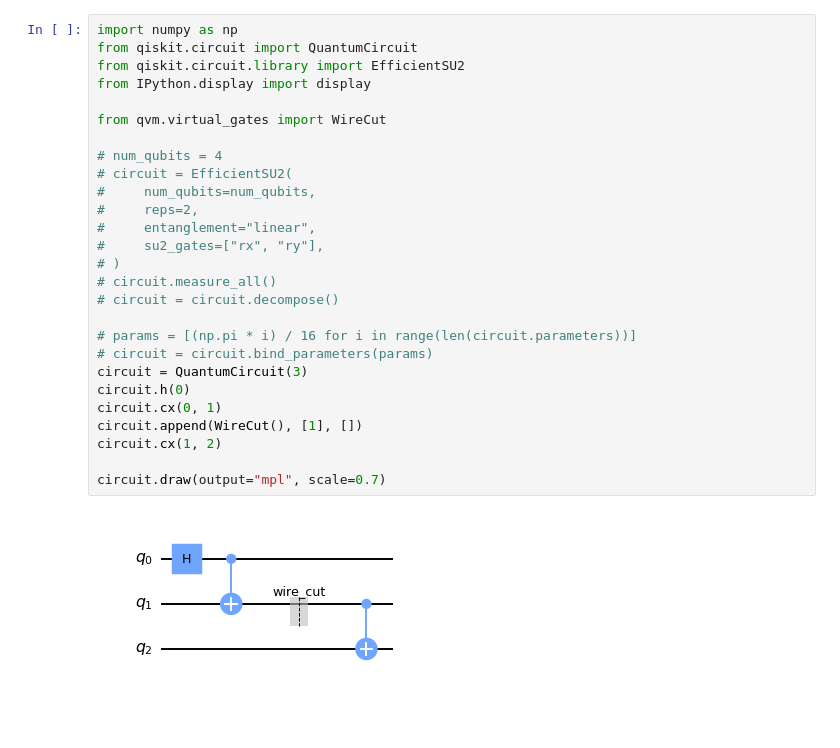
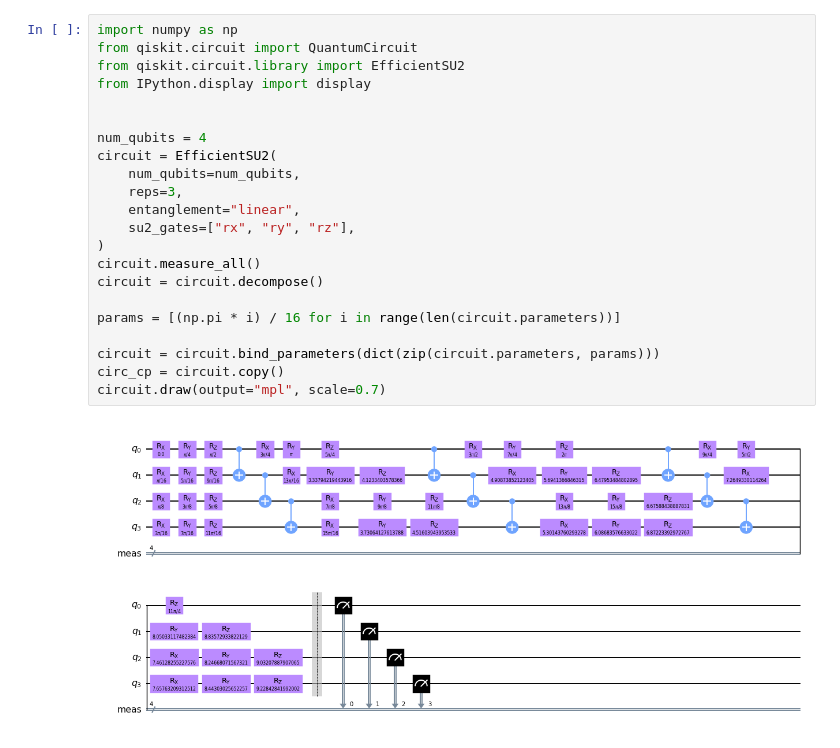
Before and after one commit to nathanieltornow/qtpu, a Jupyter notebook: examples/bisection.ipynb, the cells around one changed output. Cells and saved outputs as stored; diff of their text form; blank space fills up the shorter version.

```diff
--- a/examples/bisection.ipynb
+++ b/examples/bisection.ipynb
@@ -1,30 +1,25 @@
 # %%
 import numpy as np
 from qiskit.circuit import QuantumCircuit
 from qiskit.circuit.library import EfficientSU2
 from IPython.display import display
 
-from qvm.virtual_gates import WireCut
 
-# num_qubits = 4
-# circuit = EfficientSU2(
-#     num_qubits=num_qubits,
-#     reps=2,
-#     entanglement="linear",
-#     su2_gates=["rx", "ry"],
-# )
-# circuit.measure_all()
-# circuit = circuit.decompose()
+num_qubits = 4
+circuit = EfficientSU2(
+    num_qubits=num_qubits,
+    reps=3,
+    entanglement="linear",
+    su2_gates=["rx", "ry", "rz"],
+)
+circuit.measure_all()
+circuit = circuit.decompose()
 
-# params = [(np.pi * i) / 16 for i in range(len(circuit.parameters))]
-# circuit = circuit.bind_parameters(params)
-circuit = QuantumCircuit(3)
-circuit.h(0)
-circuit.cx(0, 1)
-circuit.append(WireCut(), [1], [])
-circuit.cx(1, 2)
+params = [(np.pi * i) / 16 for i in range(len(circuit.parameters))]
 
+circuit = circuit.bind_parameters(dict(zip(circuit.parameters, params)))
+circ_cp = circuit.copy()
 circuit.draw(output="mpl", scale=0.7)
 # %% [output]
-[figure, old version]
+[figure, new version]
 # %%
```
Also changed, not shown: parts of 3 cells of this notebook, 9 other files.
